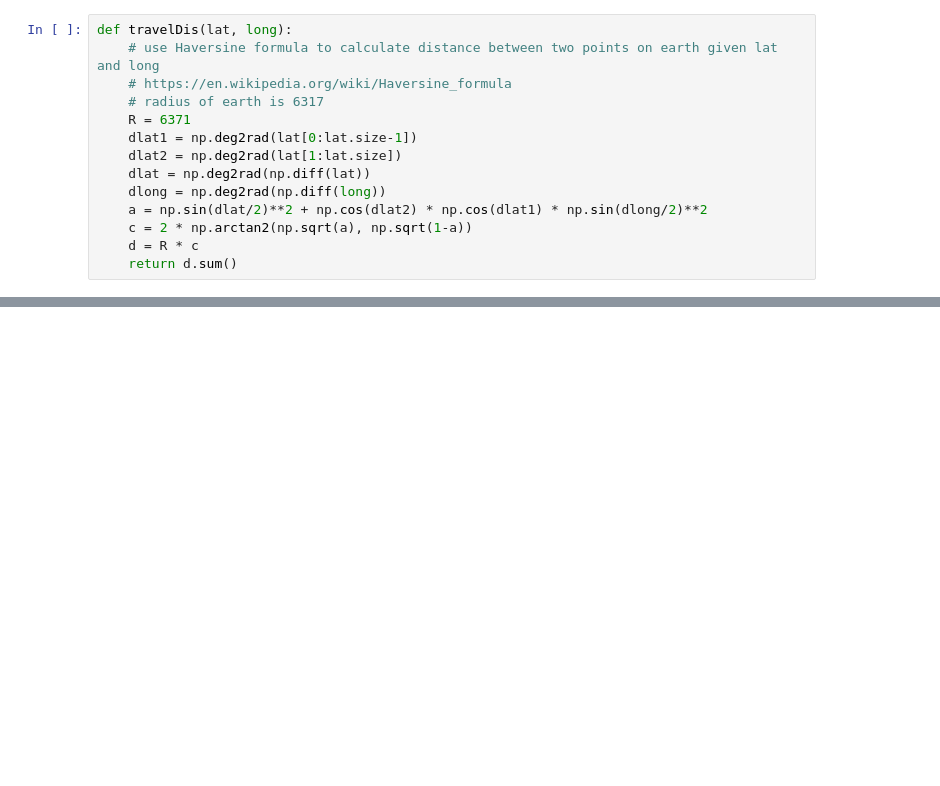
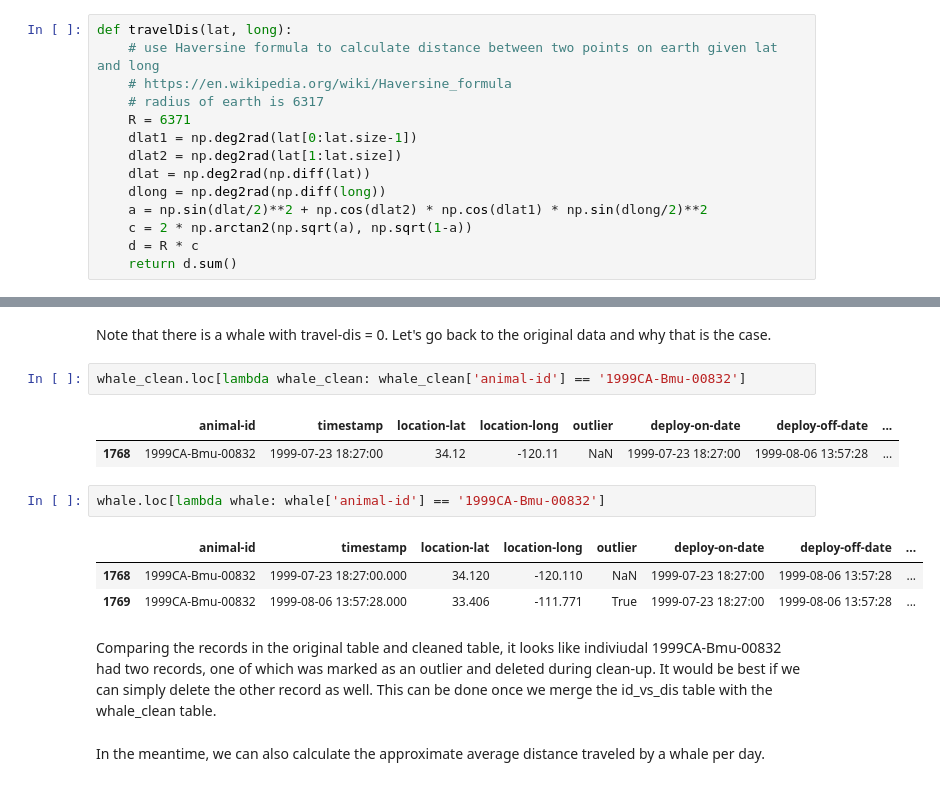
Before and after one commit to gigglypear/movebank_explore, a Jupyter notebook: code/Movebank Data Analysis Attempt.ipynb, the cells around one changed output, grey strips where cells are left out. Drawn from its saved outputs; the diff is of its cells as text; blank space fills up the shorter version.

```diff
--- a/code/Movebank Data Analysis Attempt.ipynb
+++ b/code/Movebank Data Analysis Attempt.ipynb
@@ -524,0 +506,17 @@ id_vs_table = ['travel_dis',travel_dis
+# %% [markdown]
+Note that there is a whale with travel-dis = 0. Let's go back to the original data and why that is the case.
+# %%
+whale_clean.loc[lambda whale_clean: whale_clean['animal-id'] == '1999CA-Bmu-00832']
+# %% [output]
+|  | animal-id | timestamp | location-lat | location-long | outlier | deploy-on-date | deploy-off-date | ... |
+| 1768 | 1999CA-Bmu-00832 | 1999-07-23 18:27:00 | 34.12 | -120.11 | NaN | 1999-07-23 18:27:00 | 1999-08-06 13:57:28 | ... |
+# %%
+whale.loc[lambda whale: whale['animal-id'] == '1999CA-Bmu-00832']
+# %% [output]
+|  | animal-id | timestamp | location-lat | location-long | outlier | deploy-on-date | deploy-off-date | ... |
+| 1768 | 1999CA-Bmu-00832 | 1999-07-23 18:27:00.000 | 34.120 | -120.110 | NaN | 1999-07-23 18:27:00 | 1999-08-06 13:57:28 | ... |
+| 1769 | 1999CA-Bmu-00832 | 1999-08-06 13:57:28.000 | 33.406 | -111.771 | True | 1999-07-23 18:27:00 | 1999-08-06 13:57:28 | ... |
+# %% [markdown]
+Comparing the records in the original table and cleaned table, it looks like indiviudal 1999CA-Bmu-00832 had two records, one of which was marked as an outlier and deleted during clean-up. It would be best if we can simply delete the other record as well. This can be done once we merge the id_vs_dis table with the whale_clean table.
+# %% [markdown]
+In the meantime, we can also calculate the approximate average distance traveled by a whale per day.
```
Also changed, not shown: parts of 17 cells of this notebook.
